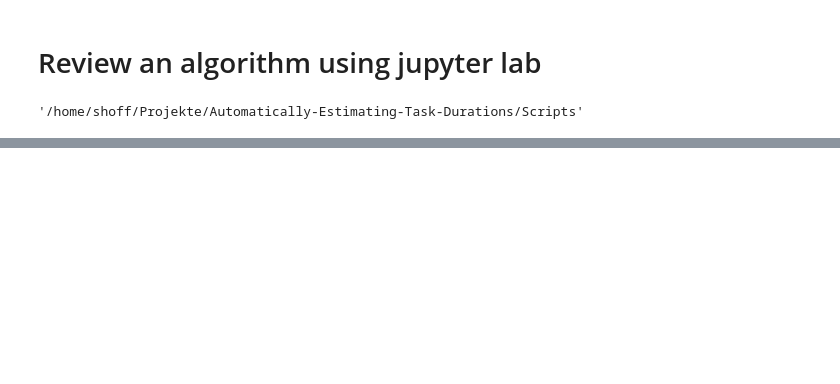
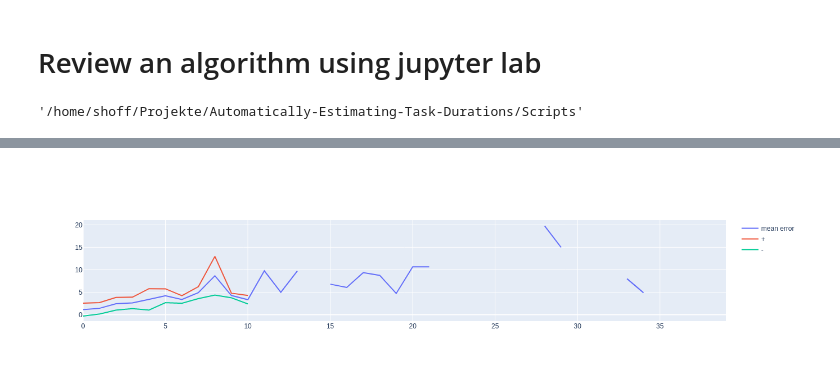
Before and after one commit to stho32/Automatically-Estimating-Task-Durations, a Jupyter notebook: Scripts/Algorithm_review.ipynb, the cells around one changed output, grey strips where cells are left out. Saved outputs shown, nothing was run; the diff lists cells and outputs as text; code cells hidden in the pictures; blank space fills up the shorter version.

```diff
--- a/Scripts/Algorithm_review.ipynb
+++ b/Scripts/Algorithm_review.ipynb
@@ -152,0 +16,7 @@ plt.show()
+# %%
+df = pd.read_csv("./output/A004_SWE-Archiv-2020_SWE-Archiv-2020_.csv")
+df['EstimationErrorInSeconds'] = df.apply (lambda row: row["EstimateInSeconds"] - row["DurationInSeconds"], axis=1)
+df['DurationInHours'] = df.apply (lambda row: row["DurationInSeconds"]/60/60, axis=1)
+df['DurationAsHour'] = df.apply (lambda row: round(row["DurationInSeconds"]/60/60,0), axis=1)
+df['EstimationErrorInHours'] = df.apply (lambda row: row["EstimateInSeconds"]/60/60, axis=1)
+df.tail(1)
@@ -152,0 +26,20 @@ plt.show()
+# %%
+result = list()
+
+for i in range(0,40):
+    taskCount=len(df[df["DurationAsHour"]==i])
+    mean = df[df["DurationAsHour"]==i]["EstimationErrorInHours"].mean()
+    standard_deviation = df[df["DurationAsHour"]==i]["EstimationErrorInHours"].std()
+    standard_deviation_minus = mean - standard_deviation
+    standard_deviation_plus = mean + standard_deviation
+    result.append(dict (
+        task_duration_in_about_hours = i,
+        taskCount = taskCount,
+        mean = mean,
+        standard_deviation = standard_deviation,
+        standard_deviation_minus = standard_deviation_minus,
+        standard_deviation_plus = standard_deviation_plus
+    ))
+
+error_distribution = pd.DataFrame(result)
+error_distribution
@@ -152,0 +64,8 @@ plt.show()
+# %%
+fig = go.Figure()
+
+fig.add_trace(go.Scatter(x=error_distribution["task_duration_in_about_hours"], y=error_distribution["mean"], mode='lines',name='mean error'))
+fig.add_trace(go.Scatter(x=error_distribution["task_duration_in_about_hours"], y=error_distribution["standard_deviation_plus"], mode='lines',name='+'))
+fig.add_trace(go.Scatter(x=error_distribution["task_duration_in_about_hours"], y=error_distribution["standard_deviation_minus"], mode='lines',name='-'))
+# %% [output]
+[figure, added]
```
Also changed, not shown: parts of 24 cells of this notebook, 4 other files.
